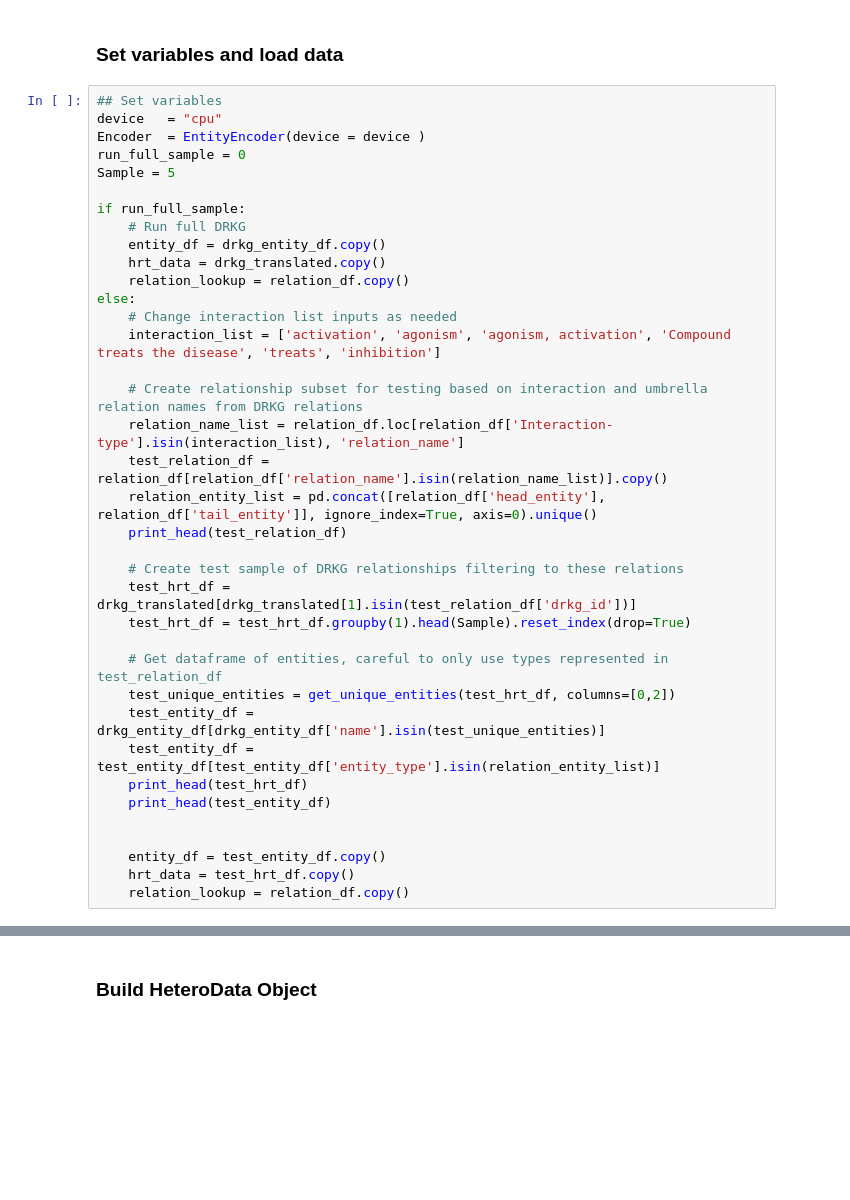
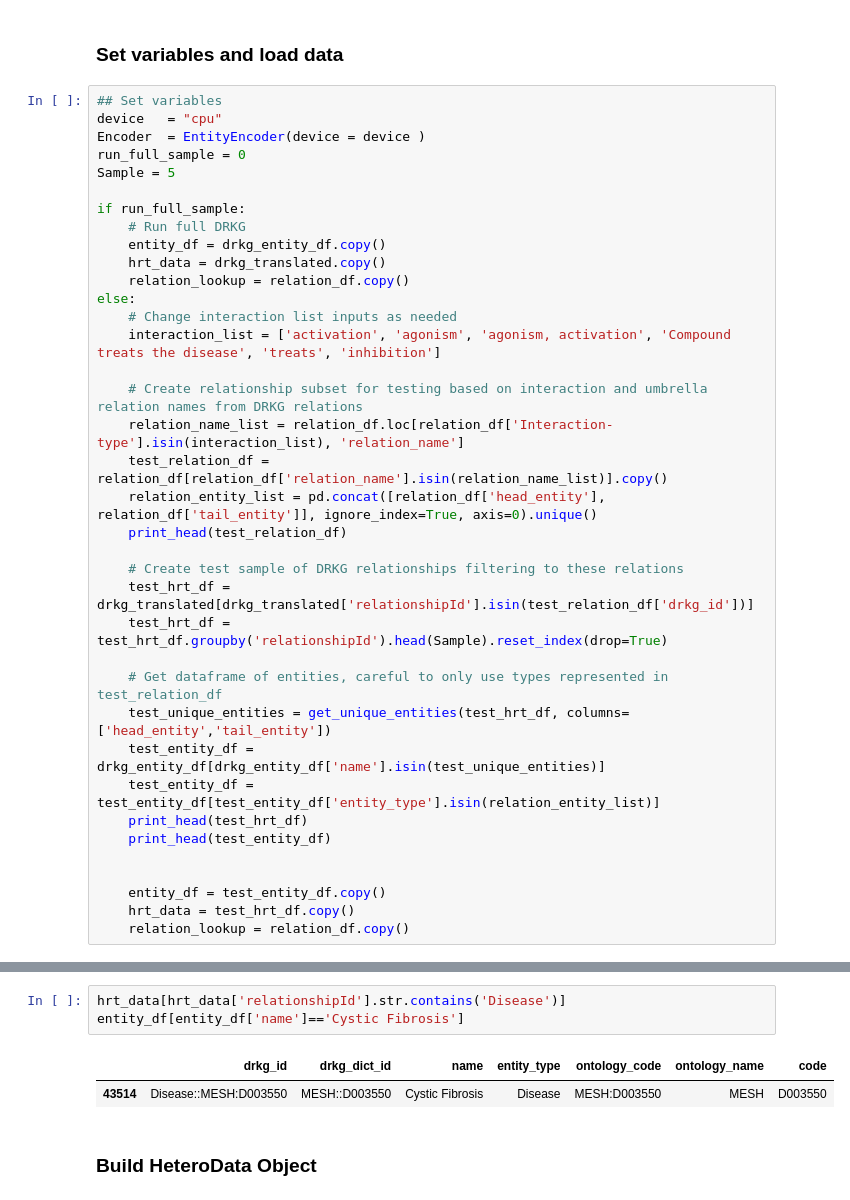
Before and after one commit to Ale9806/SIMPLLM, a Jupyter notebook: DRKG_mapping_with_BiolinkBERT.ipynb, the cells around one changed output, grey strips where cells are left out. Saved outputs shown, nothing was run; the diff lists cells and outputs as text; blank space fills up the shorter version.

Commit message:
Consistent edits for column names

```diff
--- a/DRKG_mapping_with_BiolinkBERT.ipynb
+++ b/DRKG_mapping_with_BiolinkBERT.ipynb
@@ -301,11 +301,11 @@ else:
     print_head(test_relation_df)
 
     # Create test sample of DRKG relationships filtering to these relations
-    test_hrt_df = drkg_translated[drkg_translated[1].isin(test_relation_df['drkg_id'])]
-    test_hrt_df = test_hrt_df.groupby(1).head(Sample).reset_index(drop=True)
+    test_hrt_df = drkg_translated[drkg_translated['relationshipId'].isin(test_relation_df['drkg_id'])]
+    test_hrt_df = test_hrt_df.groupby('relationshipId').head(Sample).reset_index(drop=True)
 
     # Get dataframe of entities, careful to only use types represented in test_relation_df
-    test_unique_entities = get_unique_entities(test_hrt_df, columns=[0,2])
+    test_unique_entities = get_unique_entities(test_hrt_df, columns=['head_entity','tail_entity'])
     test_entity_df = drkg_entity_df[drkg_entity_df['name'].isin(test_unique_entities)]
     test_entity_df = test_entity_df[test_entity_df['entity_type'].isin(relation_entity_list)]
     print_head(test_hrt_df)
@@ -333,6 +333,12 @@ else:
 | 21964 | Compound::DB00005       | Compound::DB00005       | Etanercept              | Compound      | DB00005         | drugbank        | DB00005       |
 | 22049 | Compound::DB00097       | Compound::DB00097       | Choriogonadotropin alfa | Compound      | DB00097         | drugbank        | DB00097       |
 +-------+-------------------------+-------------------------+-------------------------+---------------+-----------------+-----------------+---------------+
+# %%
+hrt_data[hrt_data['relationshipId'].str.contains('Disease')]
+entity_df[entity_df['name']=='Cystic Fibrosis']
+# %% [output]
+|  | drkg_id | drkg_dict_id | name | entity_type | ontology_code | ontology_name | code |
+| 43514 | Disease::MESH:D003550 | MESH::D003550 | Cystic Fibrosis | Disease | MESH:D003550 | MESH | D003550 |
 # %% [markdown]
 ### Build HeteroData Object
 # %%
```
Also changed, not shown: parts of 2 cells of this notebook.
